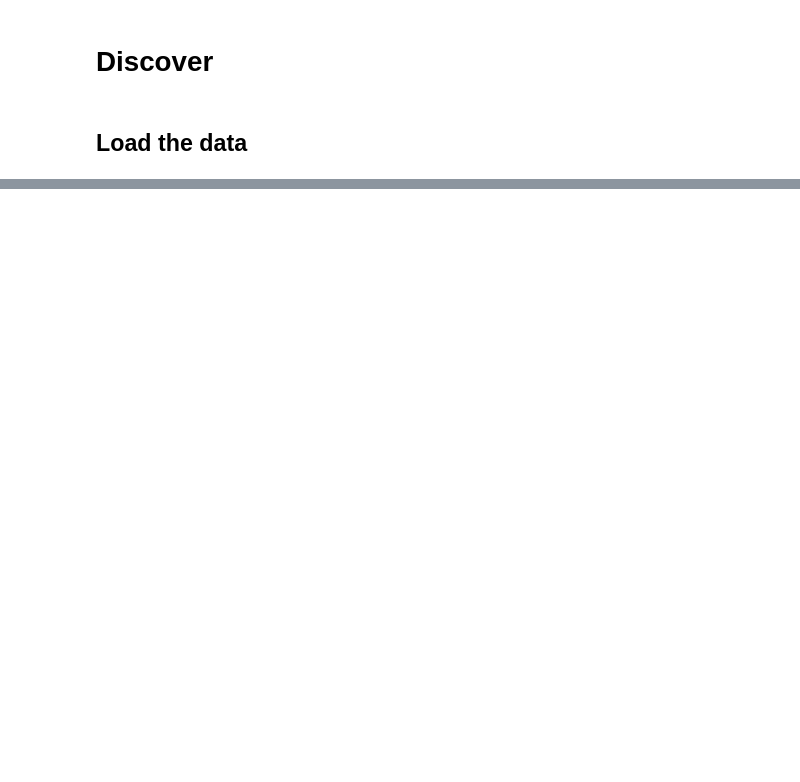
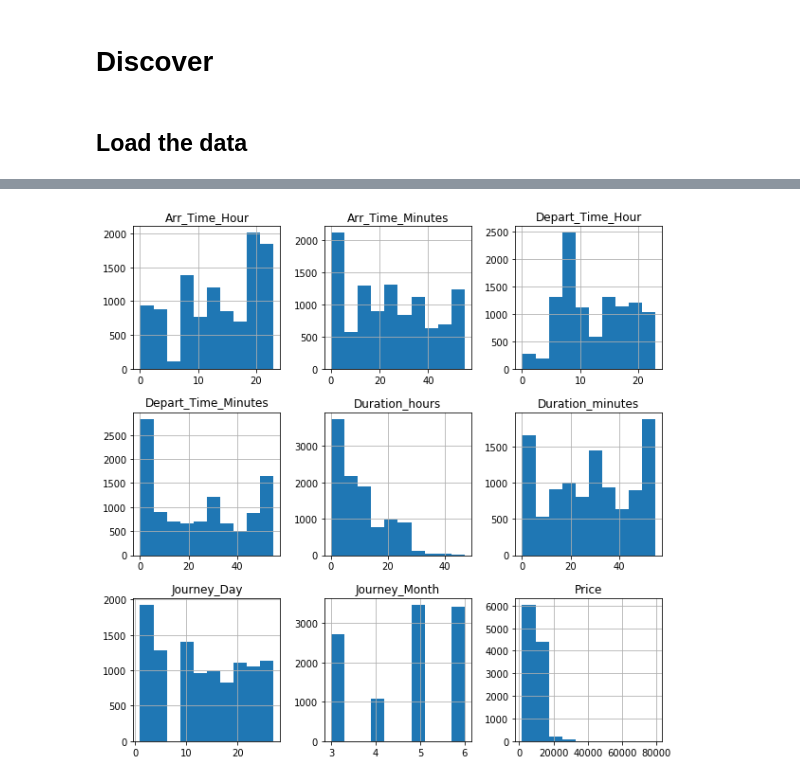
Before and after one commit to Zestoneel/flightpriceprediction, a Jupyter notebook: Flight Prediction Notebook.ipynb, the cells around one changed output, grey strips where cells are left out. Drawn from its saved outputs; the diff is of its cells as text; code cells hidden in the pictures; blank space fills up the shorter version.

```diff
--- a/Flight Prediction Notebook.ipynb
+++ b/Flight Prediction Notebook.ipynb
@@ -124,0 +291,5 @@ flight_T.describe()
+# %%
+flight_train.hist(figsize=(10,10))
+plt.show()
+# %% [output]
+[figure, added]
```
Also changed, not shown: parts of 45 cells of this notebook, 3 other files.
